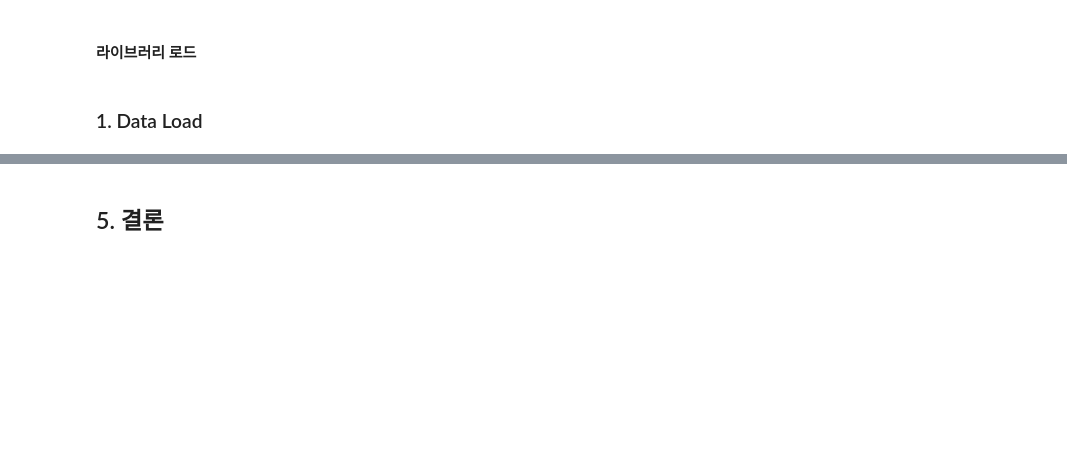
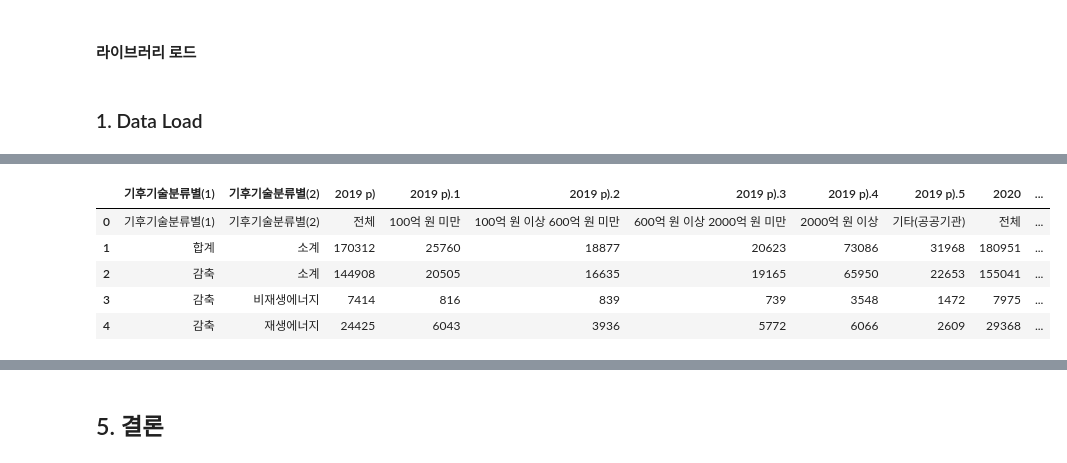
Before and after one commit to nuyhc/Mini_Project, a Jupyter notebook: 4. V_CTI_CN/v_cti_cn.ipynb, the cells around one changed output, grey strips where cells are left out. Drawn from its saved outputs; the diff is of its cells as text; code cells hidden in the pictures; blank space fills up the shorter version.

```diff
--- a/4. V_CTI_CN/v_cti_cn.ipynb
+++ b/4. V_CTI_CN/v_cti_cn.ipynb
@@ -166,0 +215,9 @@ from IPython.display import set_matplotlib_formats
+# %%
+df_Nemp_e.head()
+# %% [output]
+|  | 기후기술분류별(1) | 기후기술분류별(2) | 2019 p) | 2019 p).1 | 2019 p).2 | 2019 p).3 | 2019 p).4 | 2019 p).5 | 2020 | ... |
+| 0 | 기후기술분류별(1) | 기후기술분류별(2) | 전체 | 100억 원 미만 | 100억 원 이상 600억 원 미만 | 600억 원 이상 2000억 원 미만 | 2000억 원 이상 | 기타(공공기관) | 전체 | ... |
+| 1 | 합계 | 소계 | 170312 | 25760 | 18877 | 20623 | 73086 | 31968 | 180951 | ... |
+| 2 | 감축 | 소계 | 144908 | 20505 | 16635 | 19165 | 65950 | 22653 | 155041 | ... |
+| 3 | 감축 | 비재생에너지 | 7414 | 816 | 839 | 739 | 3548 | 1472 | 7975 | ... |
+| 4 | 감축 | 재생에너지 | 24425 | 6043 | 3936 | 5772 | 6066 | 2609 | 29368 | ... |
```
Also changed, not shown: parts of 24 cells of this notebook.
